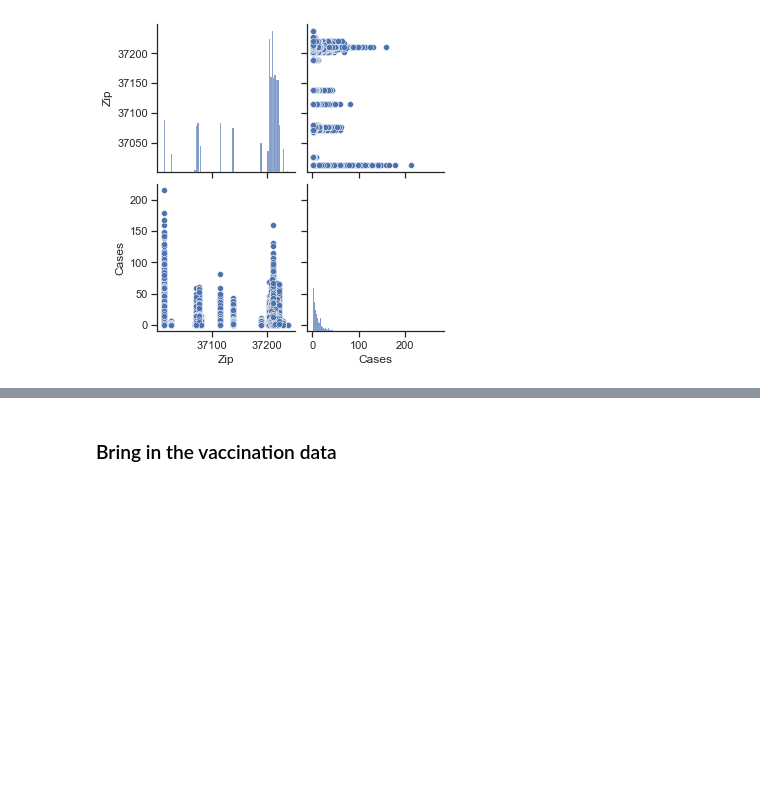
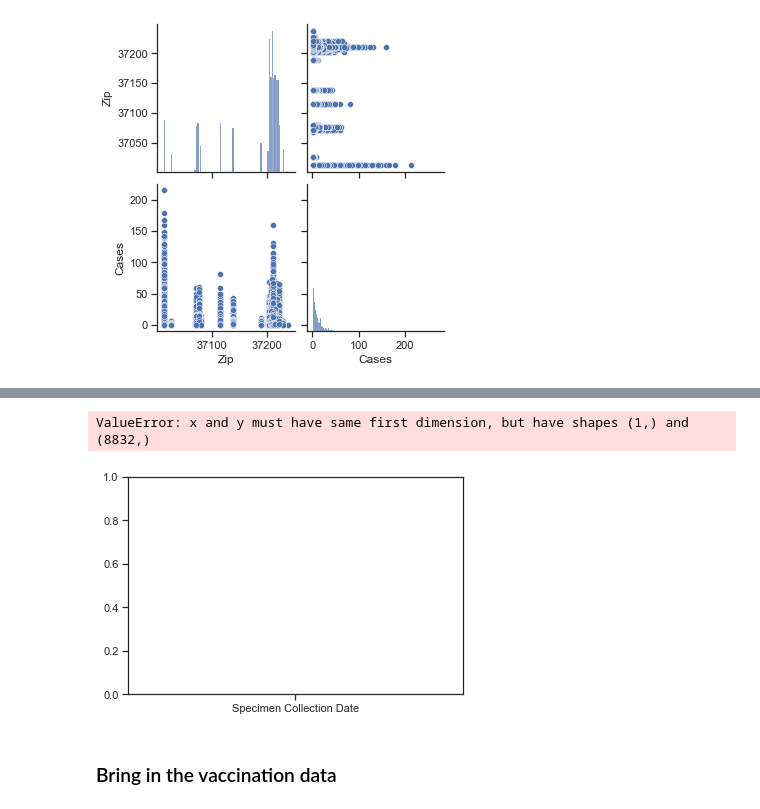
Before and after one commit to Chericehere/nash-covid-cases-vaccines-sky_cranes, a Jupyter notebook: notebooks/COVID_count_metro_nash.ipynb, the cells around one changed output, grey strips where cells are left out. Saved outputs shown, nothing was run; the diff lists cells and outputs as text; code cells hidden in the pictures; blank space fills up the shorter version.

```diff
--- a/notebooks/COVID_count_metro_nash.ipynb
+++ b/notebooks/COVID_count_metro_nash.ipynb
@@ -112,3 +211,8 @@ sns.pairplot(covid_count);
+# %%
+plt.plot(['Specimen Collection Date'], 'Cases', data=covid_count)
+# %% [output]
+ValueError: x and y must have same first dimension, but have shapes (1,) and (8832,)
+[figure, added]
 # %% [markdown]
 ### Bring in the vaccination data
 # %%
```
Also changed, not shown: parts of 24 cells of this notebook, 7 other files.
